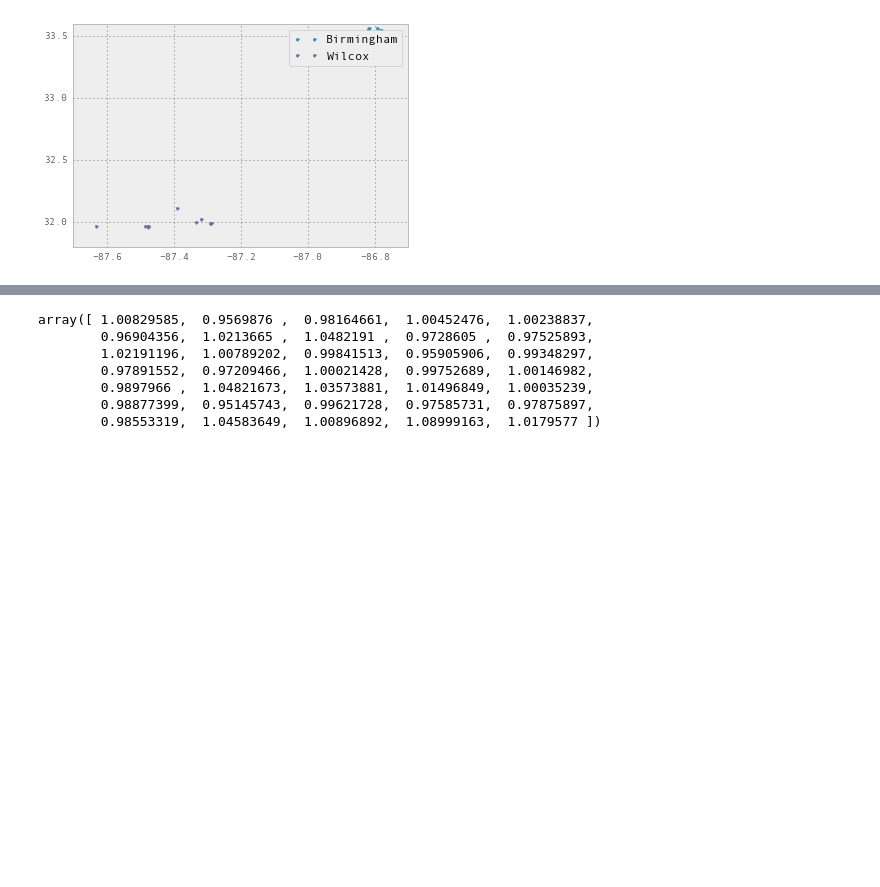
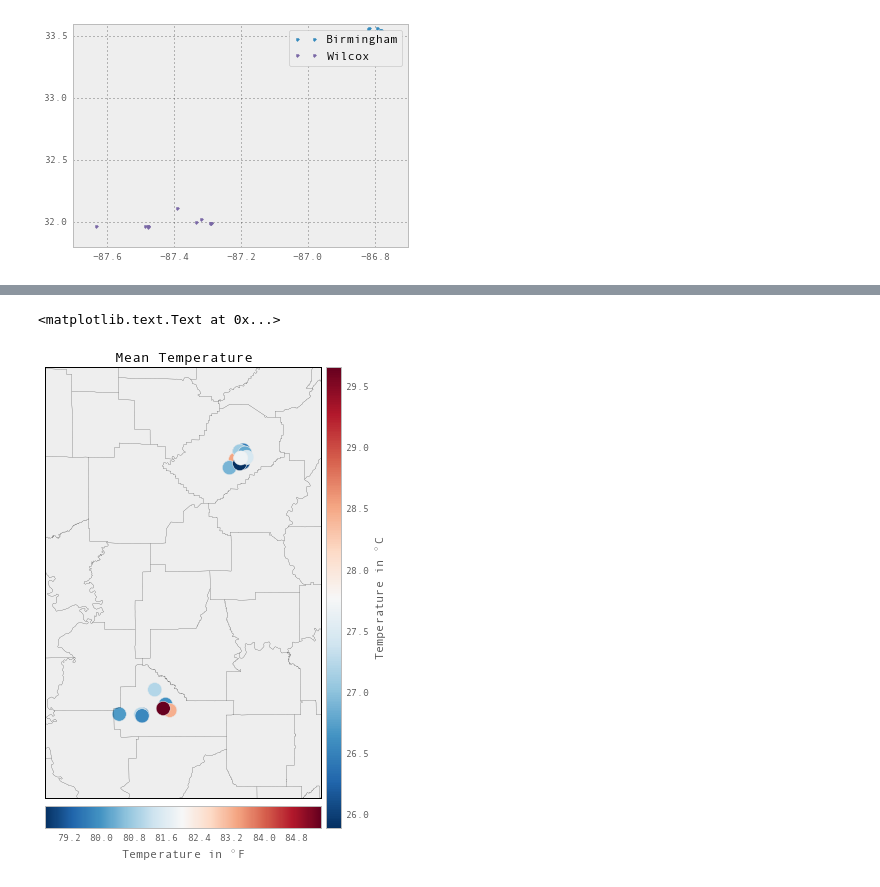
Before and after one commit to gottscott/cityheat, a Jupyter notebook: Bham/ibuttonimport.ipynb, the cells around one changed output, grey strips where cells are left out. Cells and saved outputs as stored; diff of their text form; code cells hidden in the pictures; blank space fills up the shorter version.

```diff
--- a/Bham/ibuttonimport.ipynb
+++ b/Bham/ibuttonimport.ipynb
@@ -190,10 +172,30 @@ plt.colorbar()
-# %%
-tempDF.mean(axis=0).values/tempDF.mean(axis=1).mean(axis=0)
-# %% [output]
-array([ 1.00829585,  0.9569876 ,  0.98164661,  1.00452476,  1.00238837,
-        0.96904356,  1.0213665 ,  1.0482191 ,  0.9728605 ,  0.97525893,
-        1.02191196,  1.00789202,  0.99841513,  0.95905906,  0.99348297,
-        0.97891552,  0.97209466,  1.00021428,  0.99752689,  1.00146982,
-        0.9897966 ,  1.04821673,  1.03573881,  1.01496849,  1.00035239,
-        0.98877399,  0.95145743,  0.99621728,  0.97585731,  0.97875897,
-        0.98553319,  1.04583649,  1.00896892,  1.08999163,  1.0179577 ])
+# %%
+from mpl_toolkits.basemap import Basemap
+fig = plt.figure(figsize=(8,8))
+ax = fig.add_axes([0.1,0.1,0.8,0.8])
+
+m = Basemap(llcrnrlon=meta['location-Longitude'].min()-.5,
+            llcrnrlat=meta['location-Latitude'].min()-.5,
+            urcrnrlon=meta['location-Longitude'].max()+.5,
+            urcrnrlat=meta['location-Latitude'].max()+.5,
+            projection='mill',
+            #resolution ='l',
+            #area_thresh=1000.
+            )
+
+
+m.drawmapboundary(zorder=0)
+m.drawcoastlines(zorder=0)
+m.drawstates(zorder=0)
+m.drawcounties()
+
+celsius = m.scatter(x,y, s = 200, c = c[1:], cmap = matplotlib.cm.RdBu_r, latlon = True)
+cbar1 = m.colorbar(celsius, location = 'right', label = 'Temperature in $^\circ $C')
+
+fahr = m.scatter(x,y, s = 200, c =(c[1:]*9./5. + 32.), cmap = matplotlib.cm.RdBu_r, latlon = True)
+cbar2 = m.colorbar(fahr, location = 'bottom', label = 'Temperature in $^\circ $F')
+
+plt.title('Mean Temperature')
+# %% [output]
+<matplotlib.text.Text at 0x...>
+[figure, added]
```
Also changed, not shown: parts of 6 cells of this notebook.
